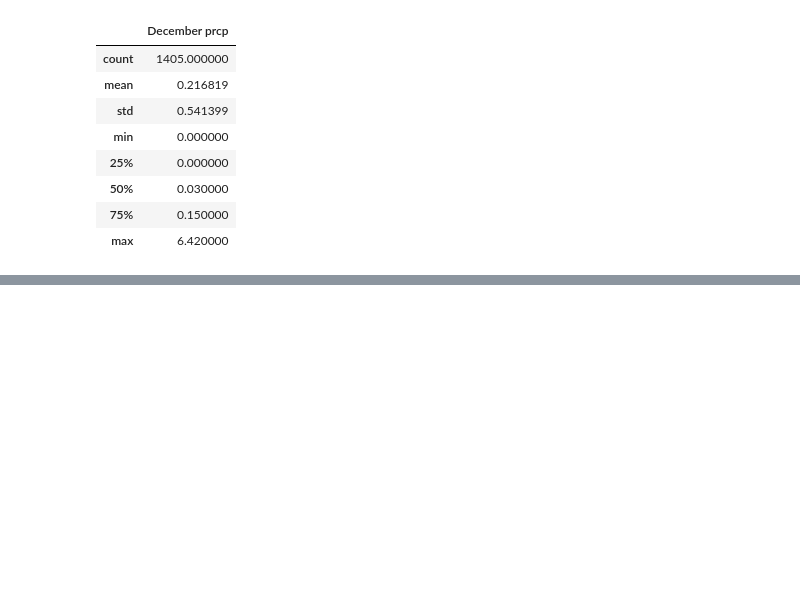
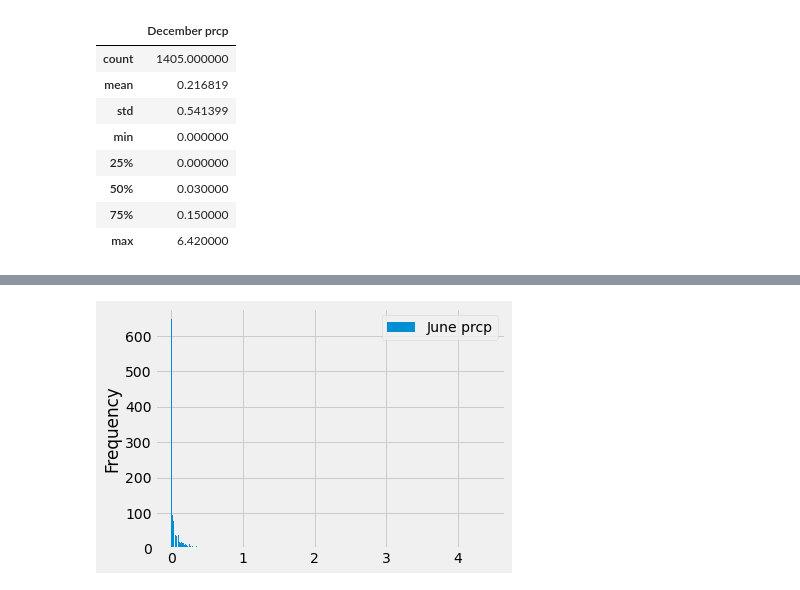
Before and after one commit to Azykan/surfs_up, a Jupyter notebook: SurfsUp_Challenge.ipynb, the cells around one changed output, grey strips where cells are left out. Cells and saved outputs as stored; diff of their text form; code cells hidden in the pictures; blank space fills up the shorter version.

```diff
--- a/SurfsUp_Challenge.ipynb
+++ b/SurfsUp_Challenge.ipynb
@@ -140,0 +149,5 @@ dec_prcp_df.describe()
+# %%
+june_prcp_df.plot.hist(bins=550)
+plt.tight_layout()
+# %% [output]
+[figure, added]
```
Also changed, not shown: parts of 1 cell of this notebook, 3 other files.
